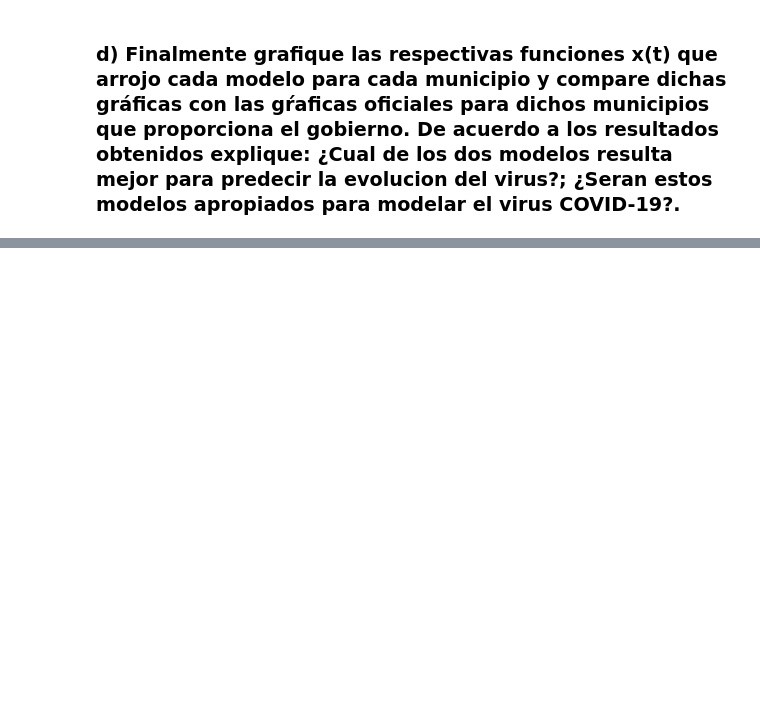
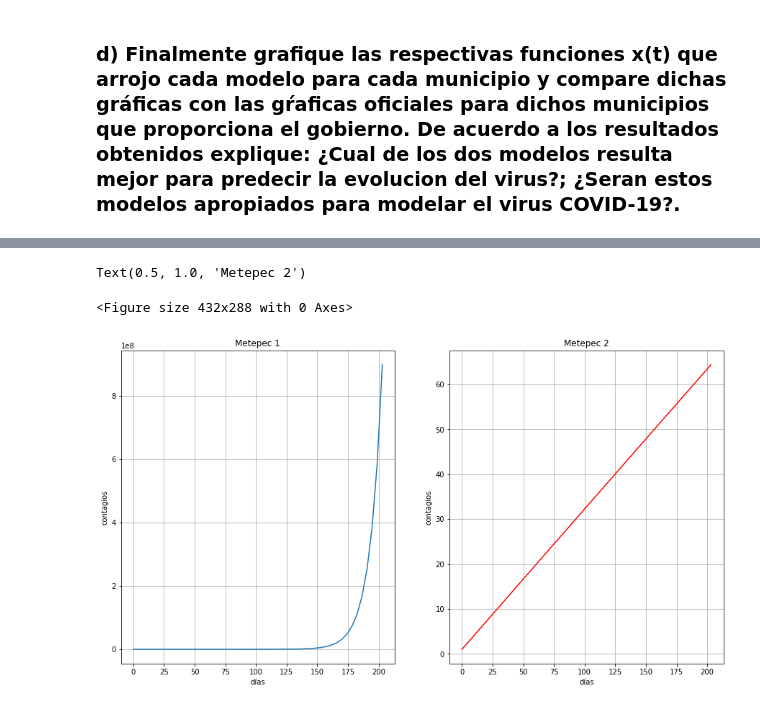
Before and after one commit to catlikeflyer-itc/covid19propagation, a Jupyter notebook: report2.ipynb, the cells around one changed output, grey strips where cells are left out. Saved outputs shown, nothing was run; the diff lists cells and outputs as text; code cells hidden in the pictures; blank space fills up the shorter version.

```diff
--- a/report2.ipynb
+++ b/report2.ipynb
@@ -328,0 +356,24 @@ $x(t)=34328-(34327)e^{-(1.17712\times10^{-5})t}$
+# %%
+yM1 = (11430*np.e**(t*8.88456*10**-6*11430)*(1/11429)/1+np.e**(t*8.88456*10**-6*11430)*(1/11429))
+yM2 = 11429 - 11428*np.e**(-1*2.73991*10**-5*t)
+# %%
+plt.clf()
+fig , ax= plt.subplots(1,2, figsize= (15,8))
+#G1
+plt.subplot(1,2,1)
+plt.plot(t,yM1)
+plt.grid()
+plt.ylabel("contagios")
+plt.xlabel("días")
+plt.title("Metepec 1")
+#G2
+plt.subplot(1,2,2)
+plt.plot(t,yM2, color = 'red')
+plt.grid()
+plt.ylabel("contagios")
+plt.xlabel("días")
+plt.title("Metepec 2")
+# %% [output]
+Text(0.5, 1.0, 'Metepec 2')
+<Figure size 432x288 with 0 Axes>
+[figure, added]
```
Also changed, not shown: parts of 5 cells of this notebook.
